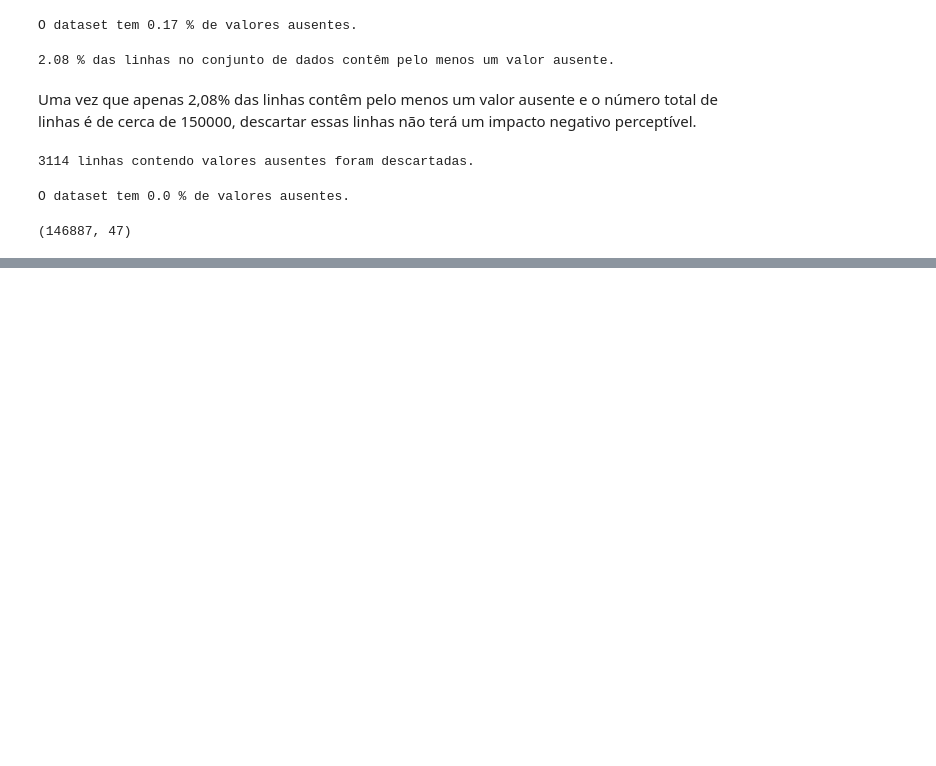
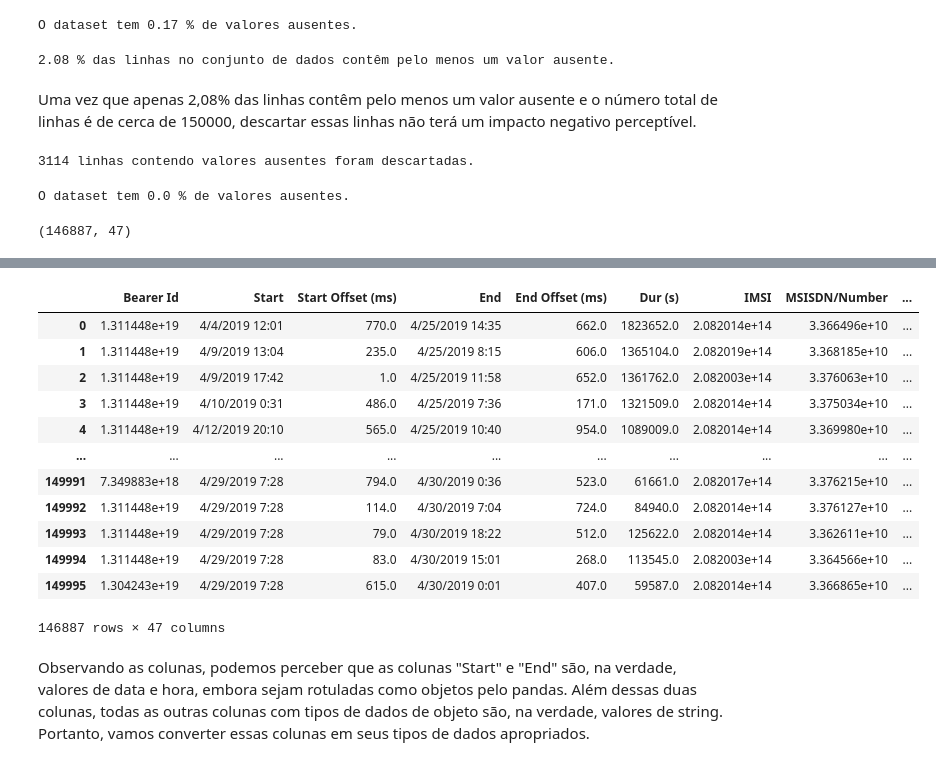
Before and after one commit to ramos-iza/DataScienceAcademy, a Jupyter notebook: projeto3/projeto3.ipynb, the cells around one changed output, grey strips where cells are left out. Cells and saved outputs as stored; diff of their text form; code cells hidden in the pictures; blank space fills up the shorter version.

Commit message:
inicio da estrategia de conversao de tipo e dados

```diff
--- a/projeto3/projeto3.ipynb
+++ b/projeto3/projeto3.ipynb
@@ -522,0 +545,18 @@ dataset_clean.shape
+# %%
+dataset_clean
+# %% [output]
+|  | Bearer Id | Start | Start Offset (ms) | End | End Offset (ms) | Dur (s) | IMSI | MSISDN/Number | ... |
+| 0 | 1.311448e+19 | 4/4/2019 12:01 | 770.0 | 4/25/2019 14:35 | 662.0 | 1823652.0 | 2.082014e+14 | 3.366496e+10 | ... |
+| 1 | 1.311448e+19 | 4/9/2019 13:04 | 235.0 | 4/25/2019 8:15 | 606.0 | 1365104.0 | 2.082019e+14 | 3.368185e+10 | ... |
+| 2 | 1.311448e+19 | 4/9/2019 17:42 | 1.0 | 4/25/2019 11:58 | 652.0 | 1361762.0 | 2.082003e+14 | 3.376063e+10 | ... |
+| 3 | 1.311448e+19 | 4/10/2019 0:31 | 486.0 | 4/25/2019 7:36 | 171.0 | 1321509.0 | 2.082014e+14 | 3.375034e+10 | ... |
+| 4 | 1.311448e+19 | 4/12/2019 20:10 | 565.0 | 4/25/2019 10:40 | 954.0 | 1089009.0 | 2.082014e+14 | 3.369980e+10 | ... |
+| ... | ... | ... | ... | ... | ... | ... | ... | ... | ... |
+| 149991 | 7.349883e+18 | 4/29/2019 7:28 | 794.0 | 4/30/2019 0:36 | 523.0 | 61661.0 | 2.082017e+14 | 3.376215e+10 | ... |
+| 149992 | 1.311448e+19 | 4/29/2019 7:28 | 114.0 | 4/30/2019 7:04 | 724.0 | 84940.0 | 2.082014e+14 | 3.376127e+10 | ... |
+| 149993 | 1.311448e+19 | 4/29/2019 7:28 | 79.0 | 4/30/2019 18:22 | 512.0 | 125622.0 | 2.082014e+14 | 3.362611e+10 | ... |
+| 149994 | 1.311448e+19 | 4/29/2019 7:28 | 83.0 | 4/30/2019 15:01 | 268.0 | 113545.0 | 2.082003e+14 | 3.364566e+10 | ... |
+| 149995 | 1.304243e+19 | 4/29/2019 7:28 | 615.0 | 4/30/2019 0:01 | 407.0 | 59587.0 | 2.082014e+14 | 3.366865e+10 | ... |
+146887 rows × 47 columns
+# %% [markdown]
+Observando as colunas, podemos perceber que as colunas "Start" e "End" são, na verdade, valores de data e hora, embora sejam rotuladas como objetos pelo pandas. Além dessas duas colunas, todas as outras colunas com tipos de dados de objeto são, na verdade, valores de string. Portanto, vamos converter essas colunas em seus tipos de dados apropriados.
```
Also changed, not shown: parts of 4 cells of this notebook.
